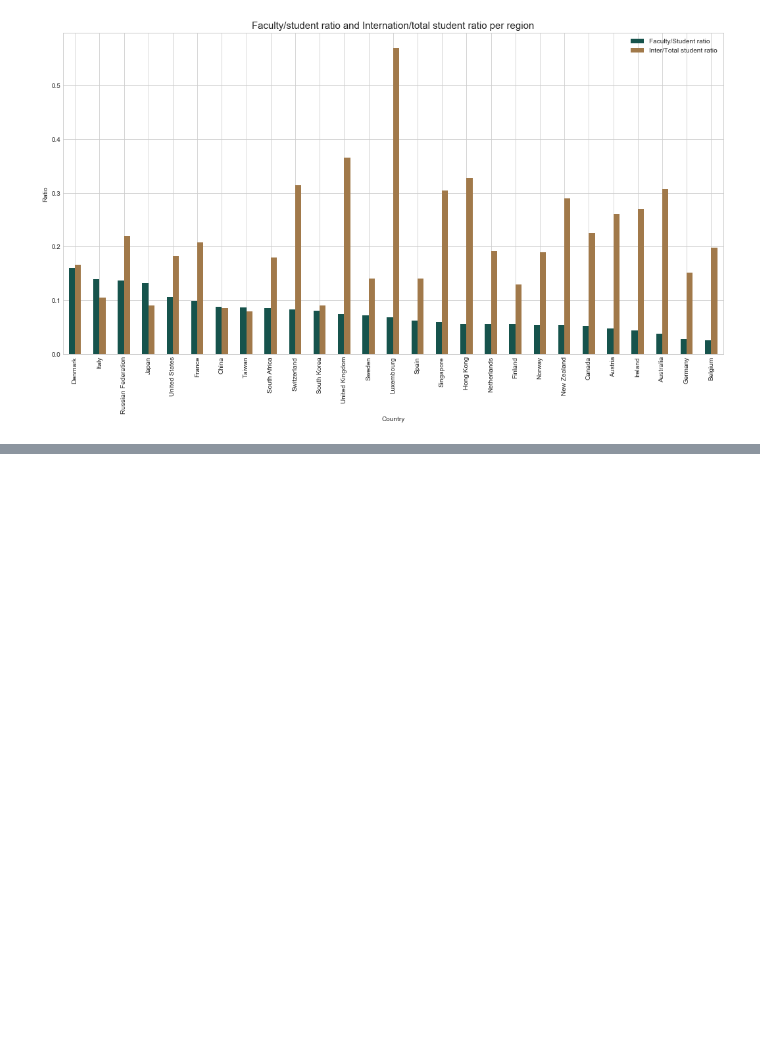
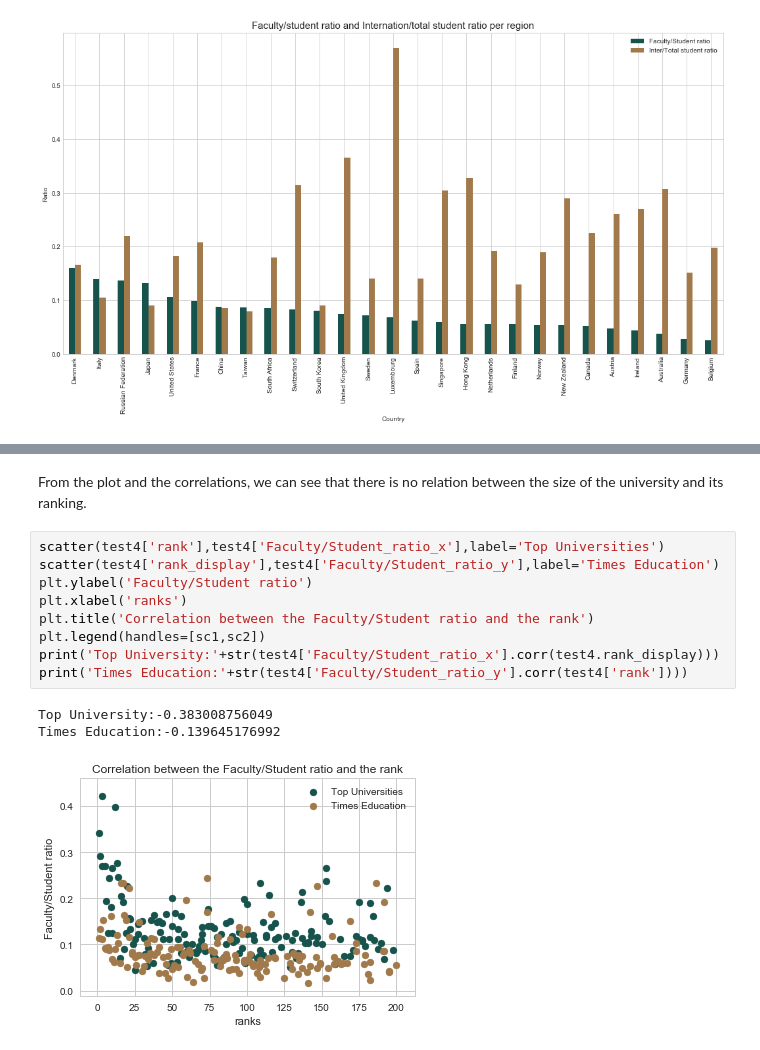
Before and after one commit to sourabhlal/ada2017, a Jupyter notebook: 02 - Data from the Web/homework02.ipynb, the cells around one changed output, grey strips where cells are left out. Cells and saved outputs as stored; diff of their text form; blank space fills up the shorter version.

```diff
--- a/02 - Data from the Web/homework02.ipynb
+++ b/02 - Data from the Web/homework02.ipynb
@@ -472,0 +720,15 @@ Here is the plot for the ratios per country.
+# %% [markdown]
+From the plot and the correlations, we can see that there is no relation between the size of the university and its ranking.
+# %%
+scatter(test4['rank'],test4['Faculty/Student_ratio_x'],label='Top Universities')
+scatter(test4['rank_display'],test4['Faculty/Student_ratio_y'],label='Times Education')
+plt.ylabel('Faculty/Student ratio')
+plt.xlabel('ranks')
+plt.title('Correlation between the Faculty/Student ratio and the rank')
+plt.legend(handles=[sc1,sc2])
+print('Top University:'+str(test4['Faculty/Student_ratio_x'].corr(test4.rank_display)))
+print('Times Education:'+str(test4['Faculty/Student_ratio_y'].corr(test4['rank'])))
+# %% [output]
+Top University:-0.383008756049
+Times Education:-0.139645176992
+[figure, added]
```
Also changed, not shown: parts of 40 cells of this notebook.
